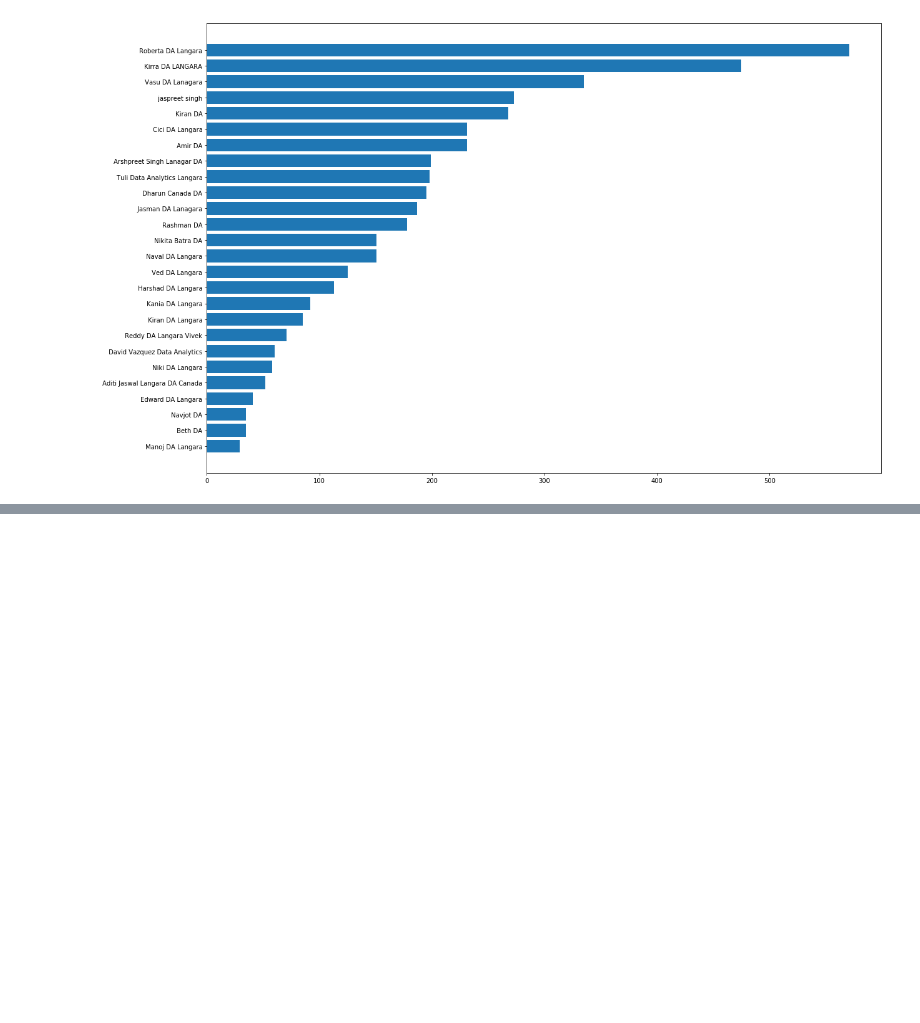
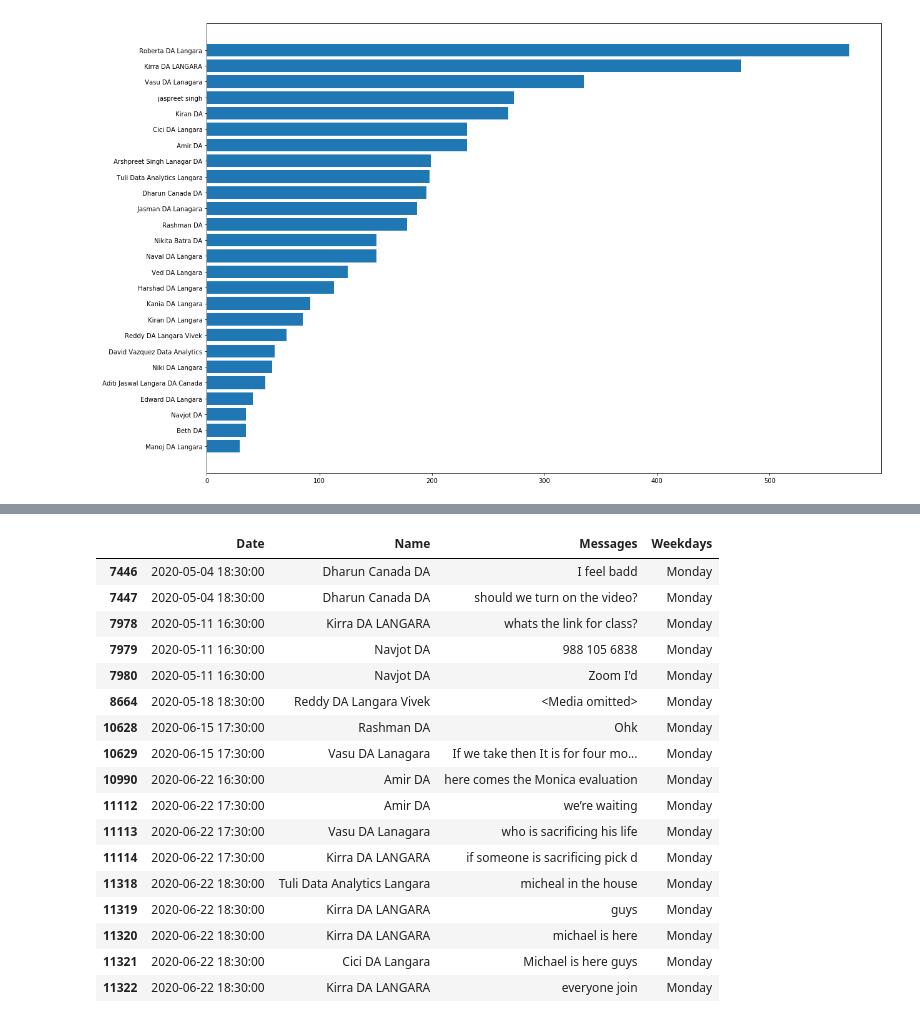
Before and after one commit to ManojBishnoi/Cpsc-Project-, a Jupyter notebook: Project.ipynb, the cells around one changed output, grey strips where cells are left out. Saved outputs shown, nothing was run; the diff lists cells and outputs as text; code cells hidden in the pictures; blank space fills up the shorter version.

```diff
--- a/Project.ipynb
+++ b/Project.ipynb
@@ -387,0 +408,25 @@ plt.show()
+# %%
+data[(data.Date.dt.month>=5) & (data.Date.dt.month<=6) &
+                                                (data.Date.dt.year == 2020) &
+                                                 (data.Weekdays == "Monday") &
+                                                ((data.Date.dt.hour>=16)&(data.Date.dt.minute>=30)) &
+                                                ((data.Date.dt.hour<=18)&(data.Date.dt.minute<=30))]
+# %% [output]
+|  | Date | Name | Messages | Weekdays |
+| 7446 | 2020-05-04 18:30:00 | Dharun Canada DA | I feel badd | Monday |
+| 7447 | 2020-05-04 18:30:00 | Dharun Canada DA | should we turn on the video? | Monday |
+| 7978 | 2020-05-11 16:30:00 | Kirra DA LANGARA | whats the link for class? | Monday |
+| 7979 | 2020-05-11 16:30:00 | Navjot DA | 988 105 6838 | Monday |
+| 7980 | 2020-05-11 16:30:00 | Navjot DA | Zoom I'd | Monday |
+| 8664 | 2020-05-18 18:30:00 | Reddy DA Langara Vivek | <Media omitted> | Monday |
+| 10628 | 2020-06-15 17:30:00 | Rashman DA | Ohk | Monday |
+| 10629 | 2020-06-15 17:30:00 | Vasu DA Lanagara | If we take then It is for four mo... | Monday |
+| 10990 | 2020-06-22 16:30:00 | Amir DA | here comes the Monica evaluation | Monday |
+| 11112 | 2020-06-22 17:30:00 | Amir DA | we’re waiting | Monday |
+| 11113 | 2020-06-22 17:30:00 | Vasu DA Lanagara | who is sacrificing his life | Monday |
+| 11114 | 2020-06-22 17:30:00 | Kirra DA LANGARA | if someone is sacrificing pick d | Monday |
+| 11318 | 2020-06-22 18:30:00 | Tuli Data Analytics Langara | micheal in the house | Monday |
+| 11319 | 2020-06-22 18:30:00 | Kirra DA LANGARA | guys | Monday |
+| 11320 | 2020-06-22 18:30:00 | Kirra DA LANGARA | michael is here | Monday |
+| 11321 | 2020-06-22 18:30:00 | Cici DA Langara | Michael is here guys | Monday |
+| 11322 | 2020-06-22 18:30:00 | Kirra DA LANGARA | everyone join | Monday |
```
Also changed, not shown: parts of 6 cells of this notebook.
